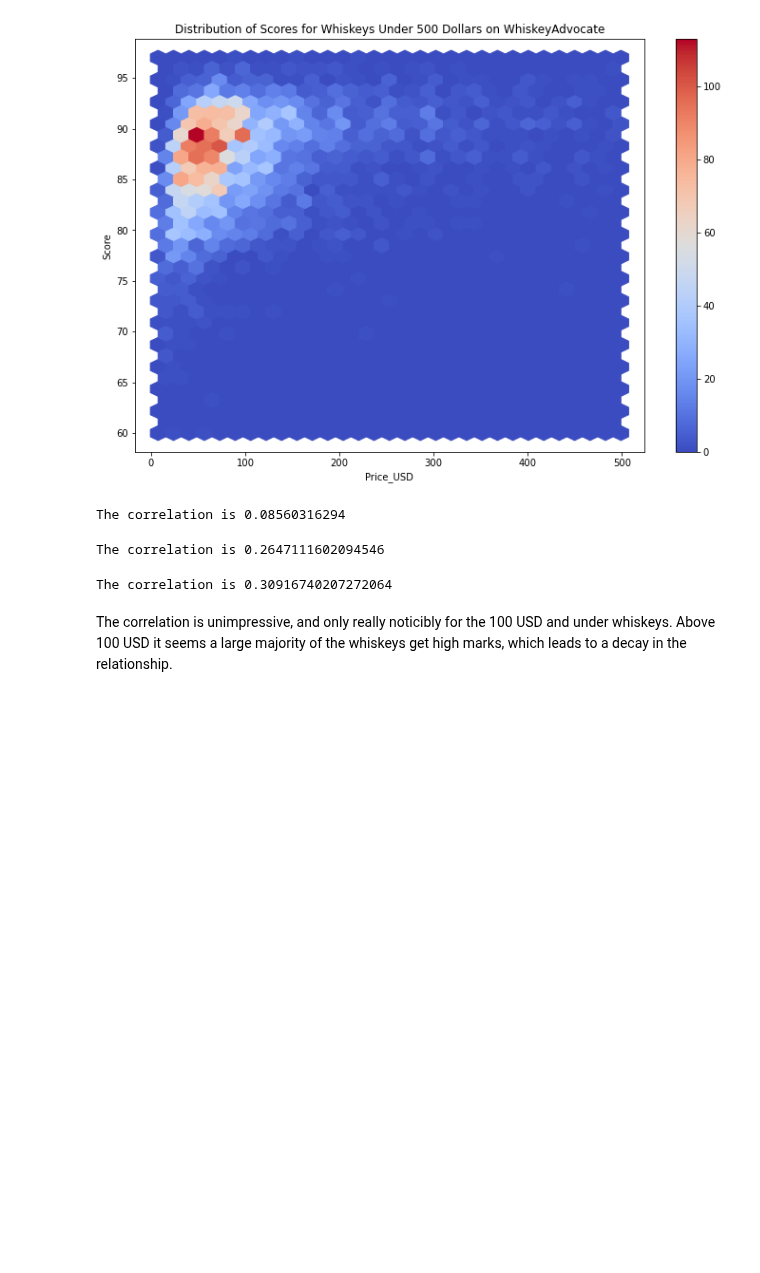
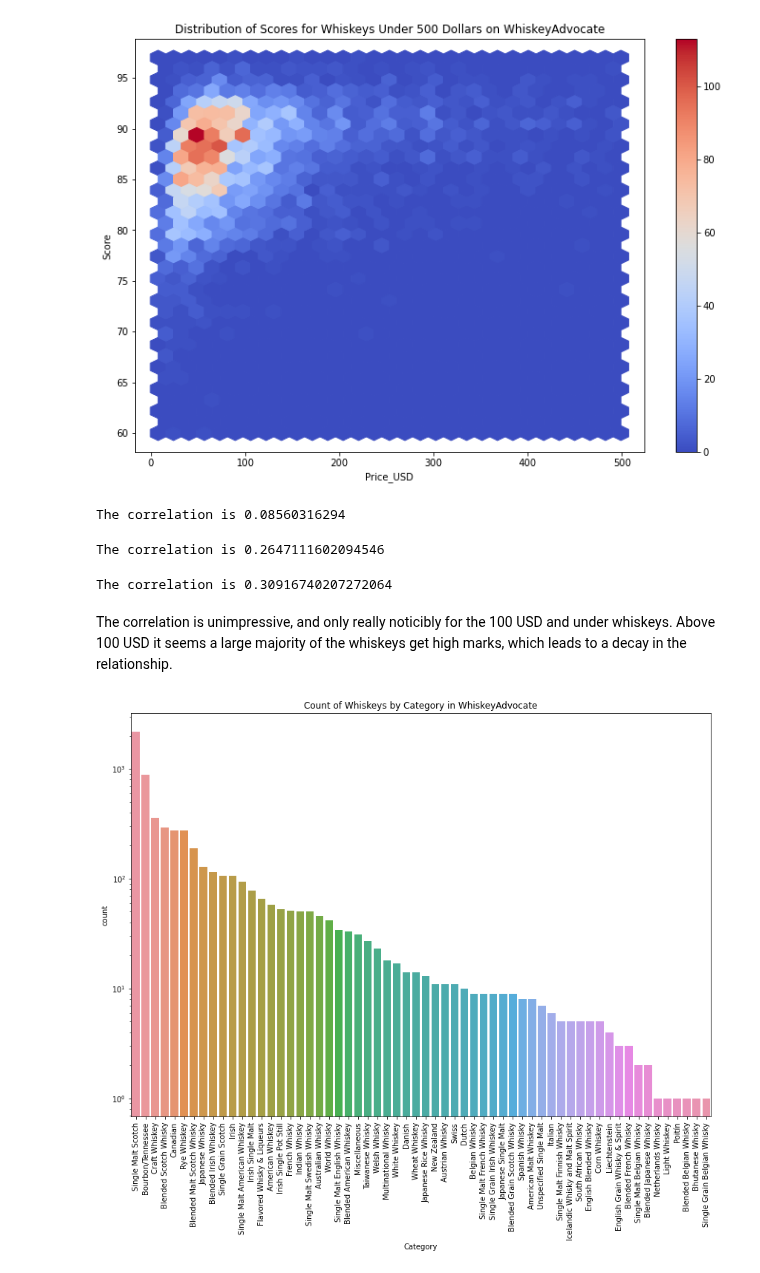
Before and after one commit to gspahlin/WhiskyAdvocate_ETL, a Jupyter notebook: whiskey_explore_and_clean.ipynb, the cells around one changed output. Saved outputs shown, nothing was run; the diff lists cells and outputs as text; code cells hidden in the pictures; blank space fills up the shorter version.

Commit message:
some new visualizations

```diff
--- a/whiskey_explore_and_clean.ipynb
+++ b/whiskey_explore_and_clean.ipynb
@@ -318,3 +318,18 @@ print(f'The correlation is {r_ex_cheap[0]}')
 The correlation is 0.30916740207272064
 # %% [markdown]
 The correlation is unimpressive, and only really noticibly for the 100 USD and under whiskeys. Above 100 USD it seems a large majority of the whiskeys get high marks, which leads to a decay in the relationship.
+# %%
+# prevalence of some different whisky types
+
+prev = cat_stat.sort_values(by = ['count'], ascending = False)
+prev.reset_index(inplace = True)
+
+
+plt.figure(figsize = (14, 10))
+plt.axes(yscale = 'log')
+sns.barplot(x = 'Category', y = 'count', data = prev)
+plt.xticks(rotation = 90)
+plt.title('Count of Whiskeys by Category in WhiskeyAdvocate')
+plt.show()
+# %% [output]
+[figure, added]
```
